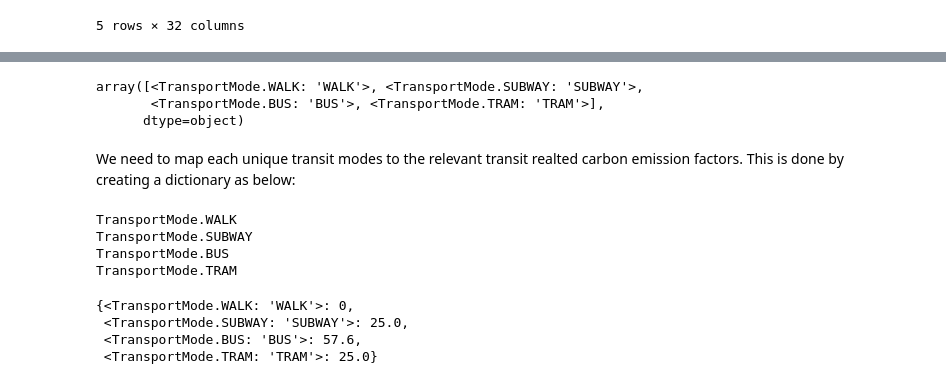
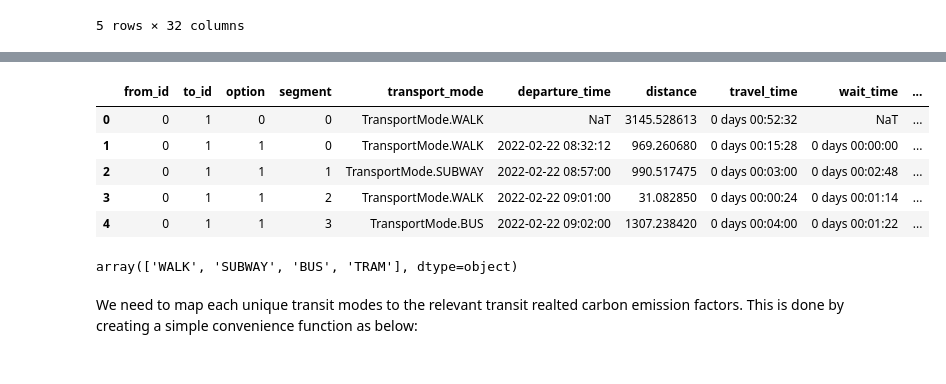
Before and after one commit to AaltoGIS/Mobile-Tartu-2024, a Jupyter notebook: source/notebooks/T2_calculating-travel-time-matrices_and_GHG_factors.ipynb, the cells around one changed output, grey strips where cells are left out. Saved outputs shown, nothing was run; the diff lists cells and outputs as text; code cells hidden in the pictures.

```diff
--- a/source/notebooks/T2_calculating-travel-time-matrices_and_GHG_factors.ipynb
+++ b/source/notebooks/T2_calculating-travel-time-matrices_and_GHG_factors.ipynb
@@ -346,49 +325,47 @@ Hence, we have to calculate the projected distances for different travel legs of
+# %%
+# Extract the name of the travel mode from 'transport_mode' object
+travel_details["transport_mode_name"] = travel_details["transport_mode"].apply(lambda obj: obj.name)
+travel_details.head(5)
+# %% [output]
+|  | from_id | to_id | option | segment | transport_mode | departure_time | distance | travel_time | wait_time | ... |
+| 0 | 0 | 1 | 0 | 0 | TransportMode.WALK | NaT | 3145.528613 | 0 days 00:52:32 | NaT | ... |
+| 1 | 0 | 1 | 1 | 0 | TransportMode.WALK | 2022-02-22 08:32:12 | 969.260680 | 0 days 00:15:28 | 0 days 00:00:00 | ... |
+| 2 | 0 | 1 | 1 | 1 | TransportMode.SUBWAY | 2022-02-22 08:57:00 | 990.517475 | 0 days 00:03:00 | 0 days 00:02:48 | ... |
+| 3 | 0 | 1 | 1 | 2 | TransportMode.WALK | 2022-02-22 09:01:00 | 31.082850 | 0 days 00:00:24 | 0 days 00:01:14 | ... |
+| 4 | 0 | 1 | 1 | 3 | TransportMode.BUS | 2022-02-22 09:02:00 | 1307.238420 | 0 days 00:04:00 | 0 days 00:01:22 | ... |
 # %%
-from shapely.geometry import Polygon, LineString, MultiLineString, Point, GeometryCollection
-s = gpd.GeoSeries(travel_details_gpd.geometry.to_list())
-travel_details_gpd["Proj_distance"] = s.length.round(2)
-travel_details["Proj_distance"] = s.length.round(2)
-travel_details.head(50)
-unique_transit_modes = travel_details.transport_mode.unique()
-unique_transit_modes
-##co2_value =  ghg_pkm_pv.loc['Total_gCO2',['Bus - ICE', 'Bus - HEV', 'Bus - BEV','Bus - BEV (two packs)', 'Bus - FCEV']].mean()
-##co2_value
+# Find unique transit modes in the data
+travel_details.transport_mode_name.unique()
 # %% [output]
-array([<TransportMode.WALK: 'WALK'>, <TransportMode.SUBWAY: 'SUBWAY'>,
-       <TransportMode.BUS: 'BUS'>, <TransportMode.TRAM: 'TRAM'>],
-      dtype=object)
+array(['WALK', 'SUBWAY', 'BUS', 'TRAM'], dtype=object)
 # %% [markdown]
-We need to map each unique transit modes to the relevant transit realted carbon emission factors. This is done by creating a dictionary as below:
+We need to map each unique transit modes to the relevant transit realted carbon emission factors. This is done by creating a simple convenience function as below:
 # %%
-## Create a dictionary of travel mode to co2 emission factors
+# Create a function that returns travel mode specific co2 emission factors
+def CO2_emission_factors(mode, ghg_factors):
+    """
+    Convenience function that returns mode specific GHG emission factors (average)
+    based on International Transport Forum's LCA Emission estimates.
 
-gross_CO2_emission_List = []
-for item in unique_transit_modes:
-    print(item)
-    if str(item) == "TransportMode.WALK":
-        temp_co2_value = 0
-    elif str(item) == "TransportMode.TRAM":
-        temp_co2_value =  ghg_pkm_pv.loc['Total_gCO2',['Metro/urban train']].mean()
-    elif str(item) == "TransportMode.SUBWAY":
-        temp_co2_value =  ghg_pkm_pv.loc['Total_gCO2',['Metro/urban train']].mean()
-    elif str(item)  == "TransportMode.RAIL":
-        temp_co2_value =  ghg_pkm_pv.loc['Total_gCO2',['Metro/urban train']].mean()
-    elif str(item) == "TransportMode.BUS":
-        temp_co2_value =  ghg_pkm_pv.loc['Total_gCO2',['Bus - ICE', 'Bus - HEV', 'Bus - BEV','Bus - BEV (two packs)', 'Bus - FCEV']].mean()
+    Parameters
+    ----------
+
+    mode : str
+       Name of the travel mode.
+
+    ghg_factors : pd.DataFrame
+       A DataFrame containing information about the emissions of different types of vehicles.
+
+    """
+    # Here, we don't assume walking produces emissions (although it does..due to eating)
+    if mode == "WALK":
+        co2_value = 0
+    elif mode in ["TRAM", "SUBWAY", "RAIL"]:
+        co2_value =  ghg_factors.loc['Total_gCO2',['Metro/urban train']].mean()
+    elif mode == "BUS":
+        co2_value =  ghg_factors.loc['Total_gCO2',['Bus - ICE', 'Bus - HEV', 'Bus - BEV','Bus - BEV (two packs)', 'Bus - FCEV']].mean()
     else:
         print(str(item))
-        print("Unknown Transit mode found!")
-    gross_CO2_emission_List.append(temp_co2_value)
-
-co2_emission_dict = {modes:co2_value for modes,co2_value in zip(unique_transit_modes, gross_CO2_emission_List)}
-co2_emission_dict
+        raise ValueError("Unknown Transit mode found!")
+    return co2_value
-# %% [output]
-TransportMode.WALK
-TransportMode.SUBWAY
-TransportMode.BUS
-TransportMode.TRAM
-{<TransportMode.WALK: 'WALK'>: 0,
- <TransportMode.SUBWAY: 'SUBWAY'>: 25.0,
- <TransportMode.BUS: 'BUS'>: 57.6,
- <TransportMode.TRAM: 'TRAM'>: 25.0}
 # %%
```
Also changed, not shown: parts of 22 cells of this notebook, 1 other file.
